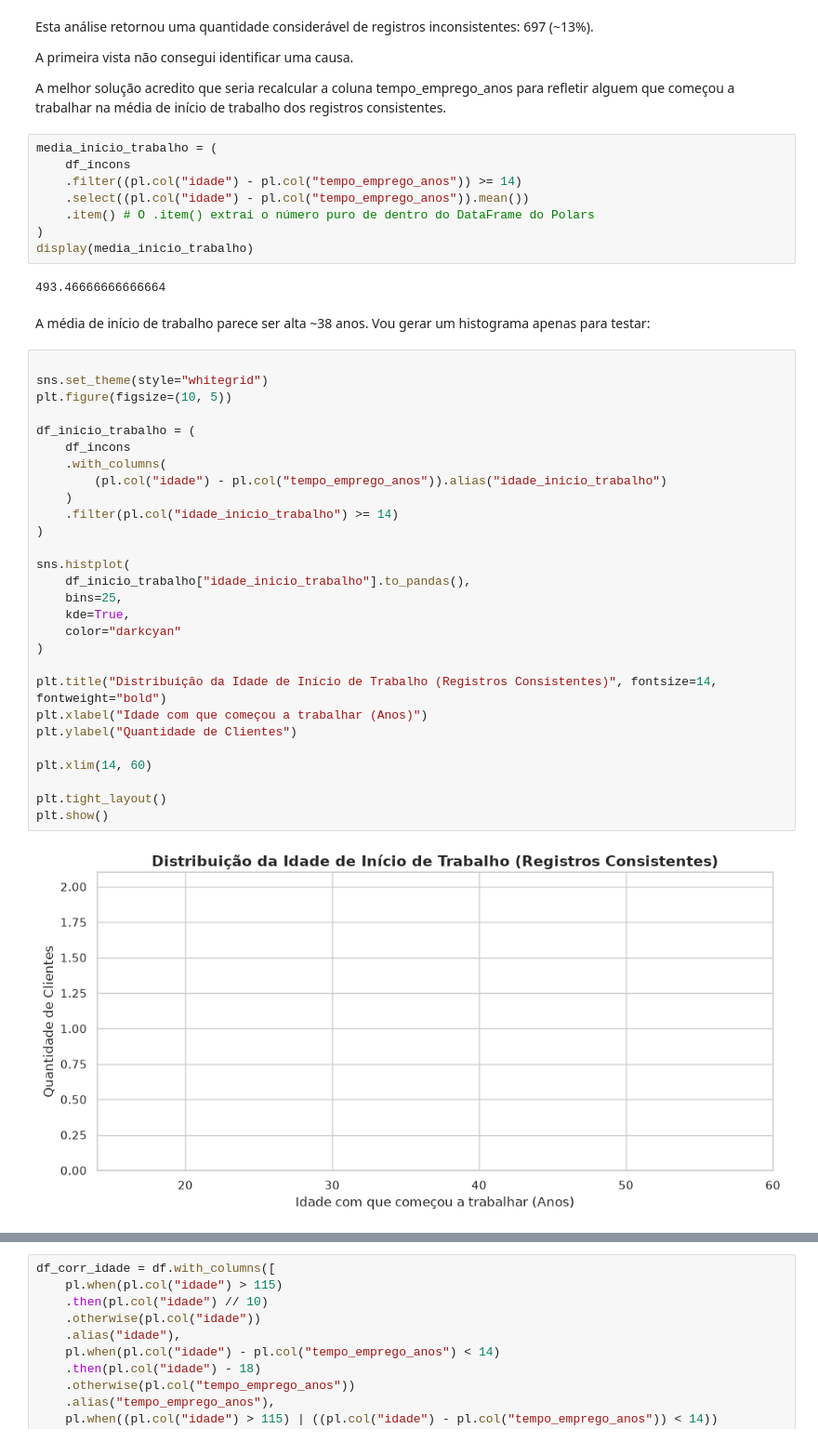
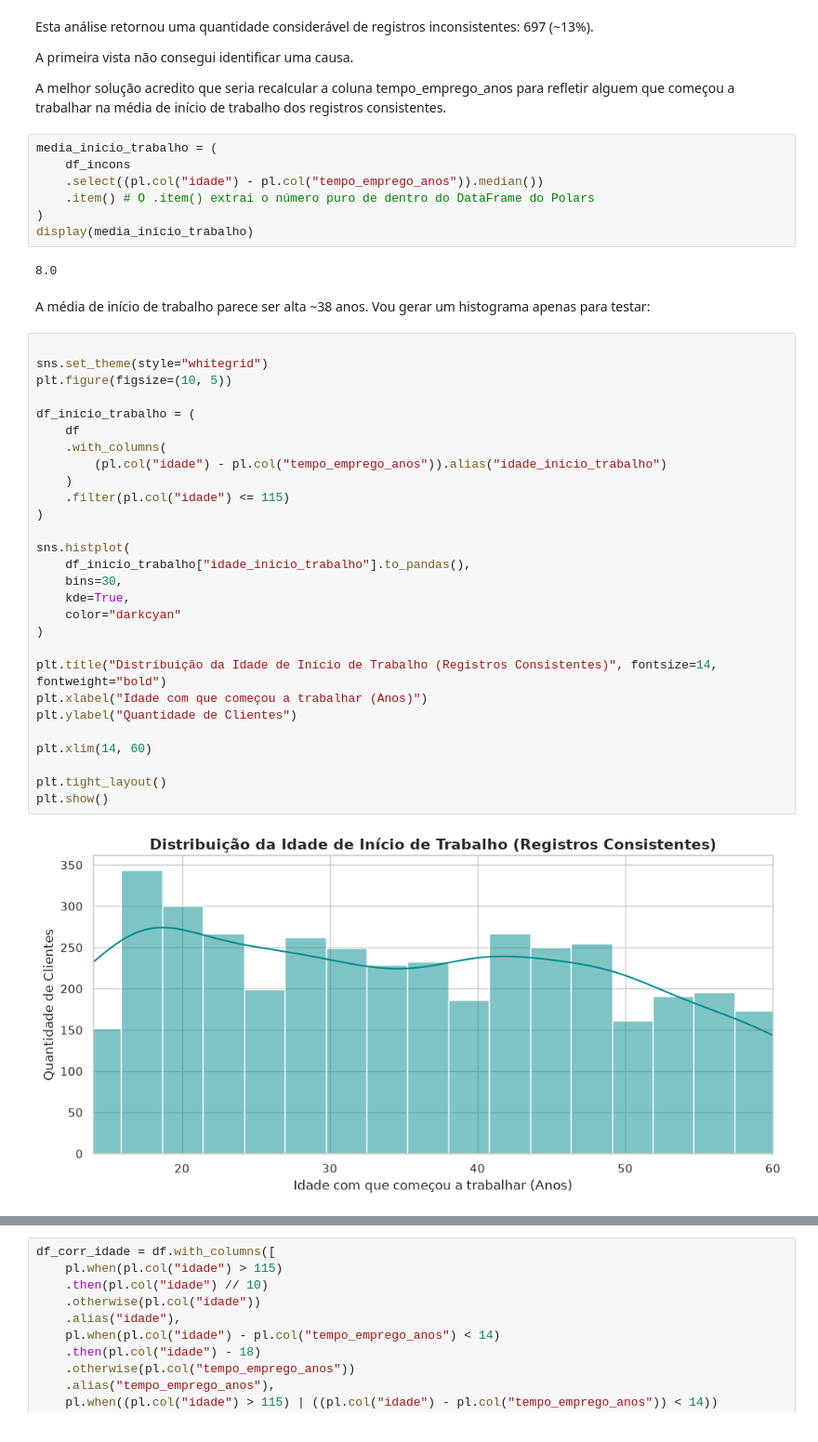
Before and after one commit to ufnovaes/Desafio_01_FTIA, a Jupyter notebook: Desafio_01.ipynb, the cells around one changed output, grey strips where cells are left out. Shown at 93% size. Drawn from its saved outputs; the diff is of its cells as text.

```diff
--- a/Desafio_01.ipynb
+++ b/Desafio_01.ipynb
@@ -408,43 +410,42 @@ A melhor solução acredito que seria recalcular a coluna tempo_emprego_anos par
 # %%
 media_inicio_trabalho = (
     df_incons
-    .filter((pl.col("idade") - pl.col("tempo_emprego_anos")) >= 14)
-    .select((pl.col("idade") - pl.col("tempo_emprego_anos")).mean())
+    .select((pl.col("idade") - pl.col("tempo_emprego_anos")).median())
     .item() # O .item() extrai o número puro de dentro do DataFrame do Polars
 )
 display(media_inicio_trabalho)
 # %% [output]
-493.46666666666664
+8.0
 # %% [markdown]
 A média de início de trabalho parece ser alta ~38 anos.
 Vou gerar um histograma apenas para testar:
 # %%
 
 sns.set_theme(style="whitegrid")
 plt.figure(figsize=(10, 5))
 
 df_inicio_trabalho = (
-    df_incons
+    df
     .with_columns(
         (pl.col("idade") - pl.col("tempo_emprego_anos")).alias("idade_inicio_trabalho")
     )
-    .filter(pl.col("idade_inicio_trabalho") >= 14)
+    .filter(pl.col("idade") <= 115)
 )
 
 sns.histplot(
     df_inicio_trabalho["idade_inicio_trabalho"].to_pandas(),
-    bins=25,
+    bins=30,
     kde=True,
     color="darkcyan"
 )
 
 plt.title("Distribuição da Idade de Início de Trabalho (Registros Consistentes)", fontsize=14, fontweight="bold")
 plt.xlabel("Idade com que começou a trabalhar (Anos)")
 plt.ylabel("Quantidade de Clientes")
 
 plt.xlim(14, 60)
 
 plt.tight_layout()
 plt.show()
 # %% [output]
-[figure, old version]
+[figure, new version]
```
Also changed, not shown: parts of 15 cells of this notebook.
